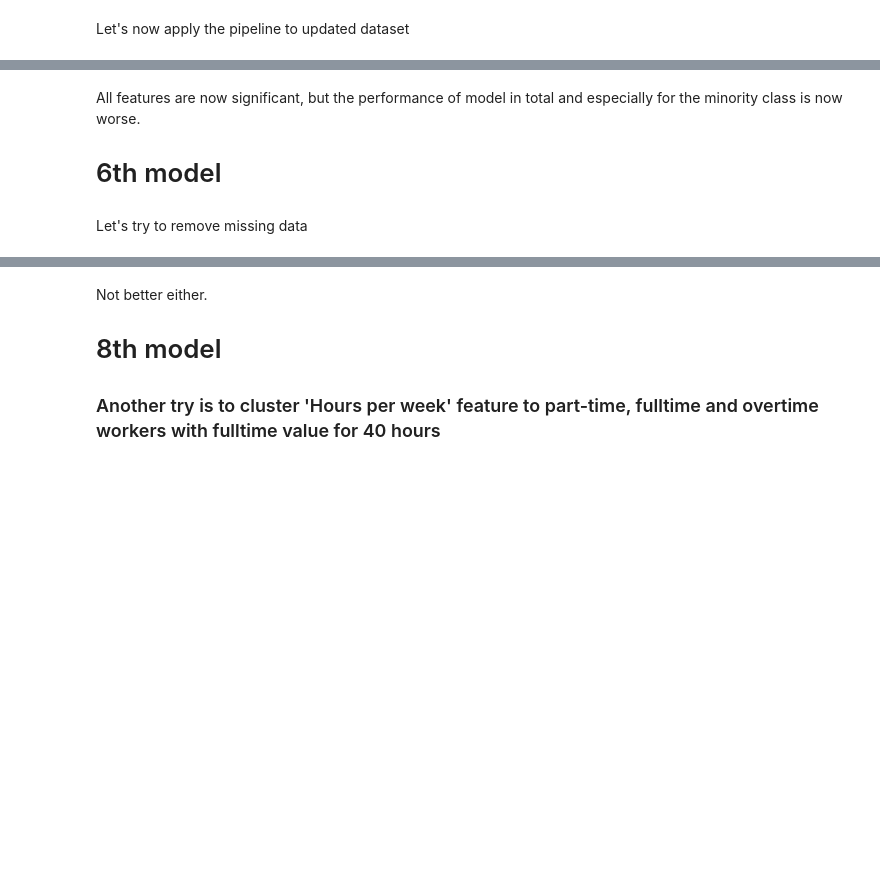
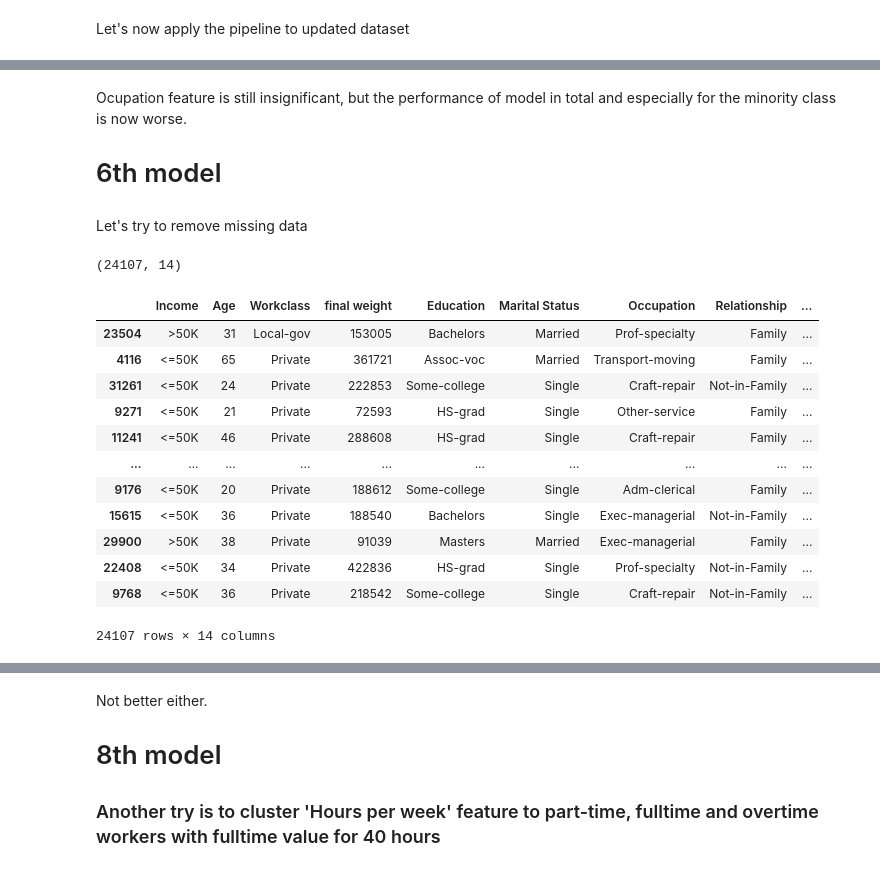
Before and after one commit to nadiia-duiunova/Adults_pet_project, a Jupyter notebook: Logistic regression.ipynb, the cells around one changed output, grey strips where cells are left out. Drawn from its saved outputs; the diff is of its cells as text; code cells hidden in the pictures; blank space fills up the shorter version.

```diff
--- a/Logistic regression.ipynb
+++ b/Logistic regression.ipynb
@@ -403,5 +481,5 @@ summary
 # %% [markdown]
-All features are now significant, but the performance of model in total and especially for the minority class is now worse.
+Ocupation feature is still insignificant, but the performance of model in total and especially for the minority class is now worse.
 # 6th model
 # %% [markdown]
 Let's try to remove missing data
@@ -422,3 +486,10 @@ print(X_train.shape, y_train.shape)
+# %%
+data_no_nan = data_train.copy()
+data_no_nan = data_no_nan.dropna(how='any')
+# %%
+data_no_nan.shape
+# %% [output]
+(24107, 14)
 # %%
 numerical_features_list = ['Age', 'final weight', 'Capital Gain', 'Capital Loss', 'Hours per week']
 categorical_features_list = ['Workclass', 'Marital Status', 'Occupation',
@@ -428 +497,18 @@ X_no_missing_values = cluster_categorical(X_no_missing_values)
+# %%
+data_no_nan_clustered = cluster_categorical(data_no_nan)
+data_no_nan_clustered
+# %% [output]
+|  | Income | Age | Workclass | final weight | Education | Marital Status | Occupation | Relationship | ... |
+| 23504 | >50K | 31 | Local-gov | 153005 | Bachelors | Married | Prof-specialty | Family | ... |
+| 4116 | <=50K | 65 | Private | 361721 | Assoc-voc | Married | Transport-moving | Family | ... |
+| 31261 | <=50K | 24 | Private | 222853 | Some-college | Single | Craft-repair | Not-in-Family | ... |
+| 9271 | <=50K | 21 | Private | 72593 | HS-grad | Single | Other-service | Family | ... |
+| 11241 | <=50K | 46 | Private | 288608 | HS-grad | Single | Craft-repair | Family | ... |
+| ... | ... | ... | ... | ... | ... | ... | ... | ... | ... |
+| 9176 | <=50K | 20 | Private | 188612 | Some-college | Single | Adm-clerical | Family | ... |
+| 15615 | <=50K | 36 | Private | 188540 | Bachelors | Single | Exec-managerial | Not-in-Family | ... |
+| 29900 | >50K | 38 | Private | 91039 | Masters | Married | Exec-managerial | Family | ... |
+| 22408 | <=50K | 34 | Private | 422836 | HS-grad | Single | Prof-specialty | Not-in-Family | ... |
+| 9768 | <=50K | 36 | Private | 218542 | Some-college | Single | Craft-repair | Not-in-Family | ... |
+24107 rows × 14 columns
 # %%
```
Also changed, not shown: parts of 39 cells of this notebook.
